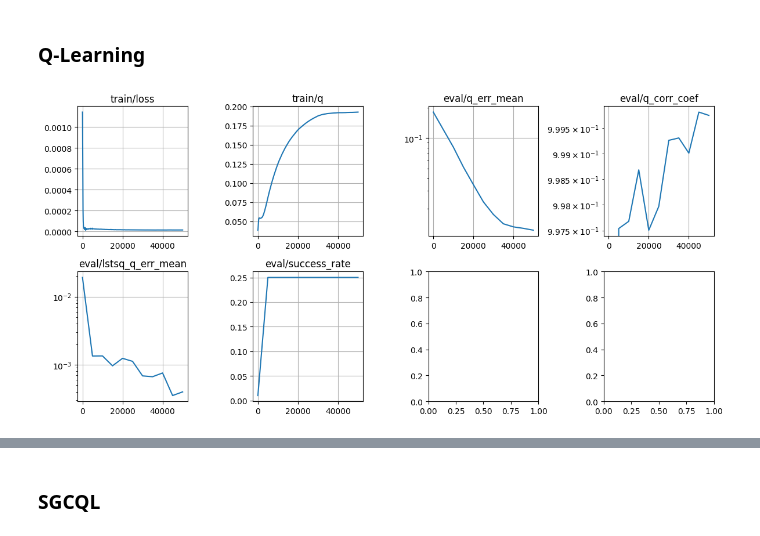
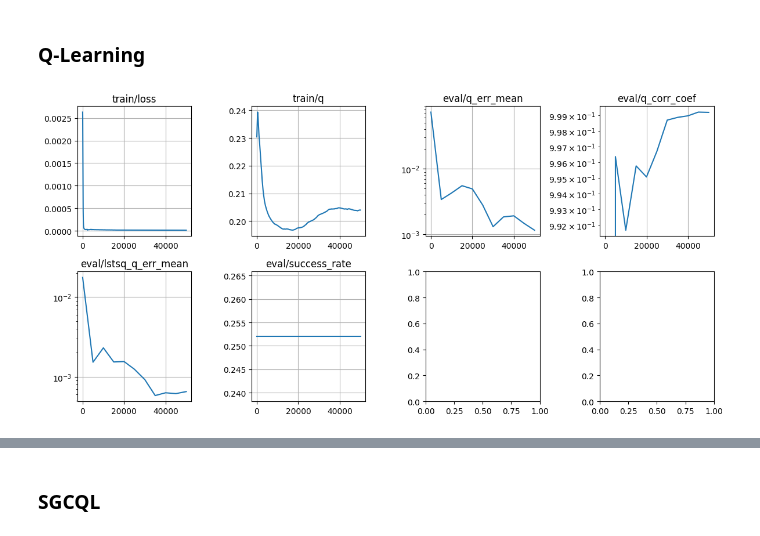
Before and after one commit to chongyi-zheng/ogbench, a Jupyter notebook: notebooks/mdp2gcmdp_RiverSwim.ipynb, the cells around one changed output, grey strips where cells are left out. Drawn from its saved outputs; the diff is of its cells as text; code cells hidden in the pictures.

Commit message:
add terminated and truncated flags in the env

```diff
--- a/notebooks/mdp2gcmdp_RiverSwim.ipynb
+++ b/notebooks/mdp2gcmdp_RiverSwim.ipynb
@@ -126,7 +159,7 @@ rewards, transition_probs = env.get_model()
 
 opt_q = np.zeros([env.num_states, env.num_actions], dtype=np.float32)
 for _ in range(10_000):
-  opt_q = (1 - discount) * rewards + discount * np.einsum('ijk,k->ij', transition_probs, np.max(opt_q, axis=-1))
+  opt_q = (1 - discount) * np.sum(transition_probs * rewards, axis=-1) + discount * np.einsum('ijk,k->ij', transition_probs, np.max(opt_q, axis=-1))
 opt_v = np.max(opt_q, axis=-1)
 
 # deterministic optimal policy
@@ -138,7 +171,7 @@ rewards, transition_probs = env.get_model()
 
 behavioral_q = np.zeros([env.num_states, env.num_actions], dtype=np.float32)
 for _ in range(10_000):
-  behavioral_q = (1 - discount) * rewards + discount * np.einsum('ijk,k->ij', transition_probs, np.sum(behavioral_policy * behavioral_q, axis=-1))
+  behavioral_q = (1 - discount) * np.sum(transition_probs * rewards, axis=-1) + discount * np.einsum('ijk,k->ij', transition_probs, np.sum(behavioral_policy * behavioral_q, axis=-1))
 behavioral_v = np.sum(behavioral_policy * behavioral_q, axis=-1)
 # %%
 print("optimal q and optimal policy: ")
@@ -341,7 +426,7 @@ rewards, transition_probs = env.get_model()
 
 opt_q_square_discount = np.zeros([env.num_states, env.num_actions], dtype=np.float32)
 for _ in range(10_000):
-  opt_q_square_discount = (1 - discount ** 2) * rewards + discount ** 2 * np.einsum('ijk,k->ij', transition_probs, np.max(opt_q_square_discount, axis=-1))
+  opt_q_square_discount = (1 - discount ** 2) * np.sum(rewards * transition_probs, axis=-1) + discount ** 2 * np.einsum('ijk,k->ij', transition_probs, np.max(opt_q_square_discount, axis=-1))
 # %%
 # value iteration to find the optimal discounted state occupancy measure in the GCMDP using gamma
 rewards, transition_probs = augmented_env.get_model()
@@ -421,16 +504,21 @@ scaled optimal d_gamma(s+ | s, a) and optimal policy:
 # %%
-# value iteration to compute the optimal goal-conditioned Q in the GCMDP using gamma
+# value iteration to compute the optimal single goal-conditioned Q in the GCMDP using gamma
 rewards, transition_probs = augmented_env.get_model()
 
 opt_gc_q = np.zeros([augmented_env.num_states, augmented_env.num_actions], dtype=np.float32)
 for _ in range(10_000):
-  opt_gc_q = (1 - discount) * rewards + discount * np.einsum('ijk,k->ij', transition_probs, np.max(opt_gc_q, axis=-1))
-
-scaled_opt_gc_q = opt_gc_q * (1 + discount) / discount
+  opt_gc_q = (1 - discount) * np.sum(rewards * transition_probs, axis=-1) + discount * np.einsum('ijk,k->ij', transition_probs, np.max(opt_gc_q, axis=-1))
+indicators = np.zeros((augmented_env.num_states, augmented_env.num_actions))
+indicators[augmented_env.num_states - 2] = 1.
+scaled_opt_gc_q = opt_gc_q * discount + indicators * (1 - discount)
+scaled_opt_gc_q = scaled_opt_gc_q * (1 + discount) / discount
 
 assert np.allclose(scaled_opt_d_sa_splus[:augmented_env.num_states - 2], scaled_opt_gc_q[:augmented_env.num_states - 2])
 assert np.allclose(opt_q_square_discount, scaled_opt_gc_q[:augmented_env.num_states - 2])
 
+print("optimal Q_gamma^2(s, a): ")
+print(opt_q_square_discount)
+
 print("scaled optimal goal-conditioned Q: ")
 print(scaled_opt_gc_q[:env.num_states])
 # %% [output]
@@ -546,7 +703,7 @@ def loss_fn(params, target_params, batch):
   next_q1 = critic.apply(target_params, batch['next_observations'], jnp.zeros_like(batch['next_observations']))
   next_q2 = critic.apply(target_params, batch['next_observations'], jnp.ones_like(batch['next_observations']))
   next_q = jnp.maximum(next_q1, next_q2)
-  target_q = (1 - discount ** 2) * batch['rewards'] + discount ** 2 * next_q
+  target_q = (1 - discount ** 2) * batch['rewards'] + discount ** 2 * batch['masks'] * next_q
 
   loss = jnp.mean((q - target_q) ** 2)
 
@@ -574,9 +731,9 @@ def update_fn(params, target_params, opt_state, batch):
 
   return params, target_params, opt_state, loss, info
 
-def compute_success_rate(params, num_eval_episodes=100, max_episode_steps=1001):
+def compute_success_rate(params, num_eval_episodes=2000, max_episode_steps=1001):
   seed = 100
-  augmented_eval_env = AugmentedRiverSwim(discount=discount, seed=seed)
+  augmented_eval_env = AugmentedRiverSwim(discount=discount, seed=seed, max_episode_steps=max_episode_steps)
 
   # compute the pi
   obs = jnp.arange(augmented_env.num_states)[:, None].repeat(augmented_env.num_actions, axis=1).reshape(-1)
@@ -588,26 +745,25 @@ def compute_success_rate(params, num_eval_episodes=100, max_episode_steps=1001):
   pi = np.asarray(pi)
 
   # evaluation
-  eval_dataset = defaultdict(list)
+  successes = []
   for _ in tqdm.trange(num_eval_episodes):
-    traj_dataset = defaultdict(list)
+      traj_dataset = defaultdict(list)
 
-    obs = augmented_eval_env.reset()
-    for _ in range(max_episode_steps):
-      action = np.random.choice(np.arange(augmented_env.num_actions), p=pi[obs])
-      reward, next_obs = augmented_eval_env.step(action)
+      done = False
+      obs = augmented_eval_env.reset()
+      while not done:
+          action = np.random.choice(np.arange(augmented_eval_env.num_actions), p=opt_pi[obs])
+          reward, next_obs, terminated, truncated = augmented_eval_env.step(action)
+          done = terminated or truncated
 
-      traj_dataset['rewards'].append(reward)
+          traj_dataset['observations'].append(obs)
+          traj_dataset['actions'].append(action)
+          traj_dataset['rewards'].append(reward)
 
-      obs = next_obs
+          obs = next_obs
+      successes.append(np.sum(traj_dataset['rewards']) >= 1.0)
 
-    for k, v in traj_dataset.items():
-      eval_dataset[k].append(v)
-
-  for k, v in eval_dataset.items():
-    eval_dataset[k] = np.asarray(v)
-
-  sr = np.mean(np.any(eval_dataset['rewards'] == 1.0, axis=-1))
+  sr = np.mean(successes)
 
   return sr
 
@@ -639,34 +795,34 @@ def evaluate_fn(params):
     'lstsq_q_err_mean': lstsq_q_err_mean,
     'success_rate': sr,
   }
 
   return info
 
 metrics = defaultdict(list)
 for i in tqdm.trange(1, num_iterations + 1):
   batch = sample_batch(batch_size)
   critic_params, target_critic_params, opt_state, loss, info = update_fn(
     critic_params, target_critic_params, opt_state, batch)
 
   for k, v in info.items():
     metrics['train/' + k].append(
       np.array([i, v])
     )
 
   if i == 1 or i % eval_interval == 0:
     eval_info = evaluate_fn(critic_params)
     for k, v in eval_info.items():
       metrics['eval/' + k].append(
         np.array([i, v])
       )
 
   if i == 1 or i % log_interval == 0:
     plot_metrics(metrics, logyscale_stats=['eval/q_err_mean', 'eval/q_corr_coef', 'eval/lstsq_q_err_mean'])
     display.clear_output(wait=True)
     plt.tight_layout()
     plt.show()
 # %% [output]
-[figure, old version]
+[figure, new version]
 # %%
 q_learning_metrics = metrics
 print(q_learning_metrics['eval/q_err_mean'][-1])
```
Also changed, not shown: parts of 14 cells of this notebook.
